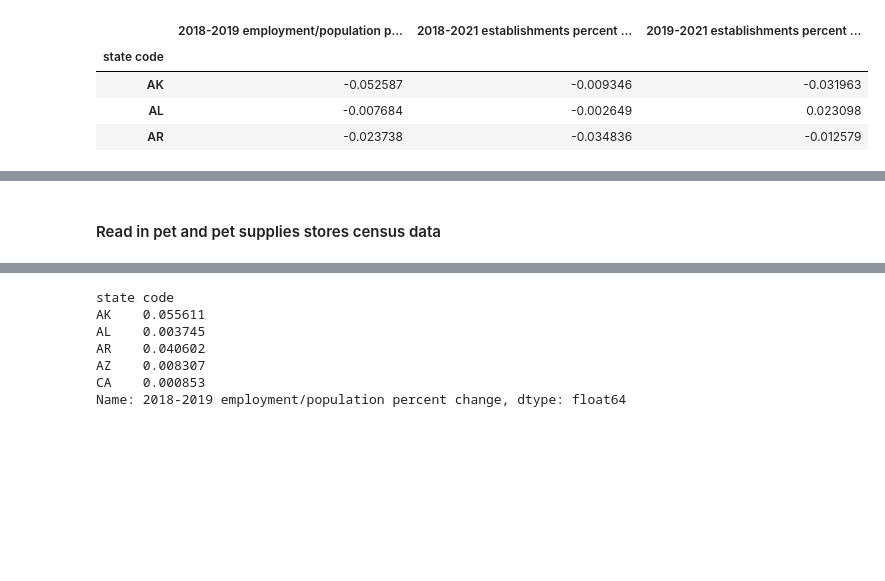
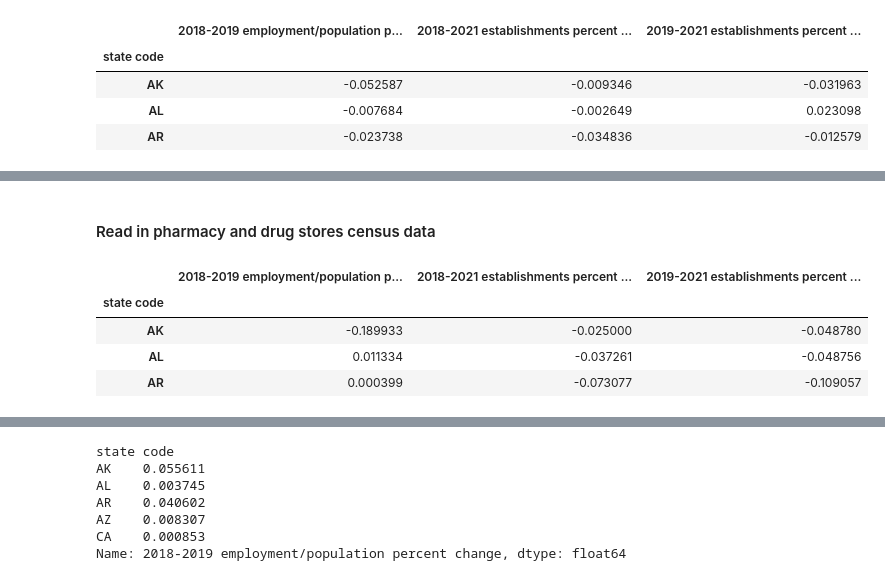
Before and after one commit to aberke/amazon-study, a Jupyter notebook: data-analysis/employment-vs-online-purchases.ipynb, the cells around one changed output, grey strips where cells are left out. Cells and saved outputs as stored; diff of their text form; code cells hidden in the pictures; blank space fills up the shorter version.

```diff
--- a/data-analysis/employment-vs-online-purchases.ipynb
+++ b/data-analysis/employment-vs-online-purchases.ipynb
@@ -258,4 +258,18 @@ census_grocery_stores.corr()
 | 2018-2021 establishments percent ... | 0.072037 | 1.000000 | 0.735599 |
 | 2019-2021 establishments percent ... | -0.211996 | 0.735599 | 1.000000 |
 # %% [markdown]
-#### Read in pet and pet supplies stores census data
+#### Read in pharmacy and drug stores census data
+# %%
+census_pharmacies = read_susb_data('pharmacies-aggregated.csv')[[
+    '2018-2019 employment/population percent change',
+
+    '2018-2021 establishments percent change',
+    '2019-2021 establishments percent change',
+]]
+census_pharmacies.head(3)
+# %% [output]
+|  | 2018-2019 employment/population p... | 2018-2021 establishments percent ... | 2019-2021 establishments percent ... |
+| state code |  |  |  |
+| AK | -0.189933 | -0.025000 | -0.048780 |
+| AL | 0.011334 | -0.037261 | -0.048756 |
+| AR | 0.000399 | -0.073077 | -0.109057 |
```
Also changed, not shown: parts of 25 cells of this notebook, 1 other file.
